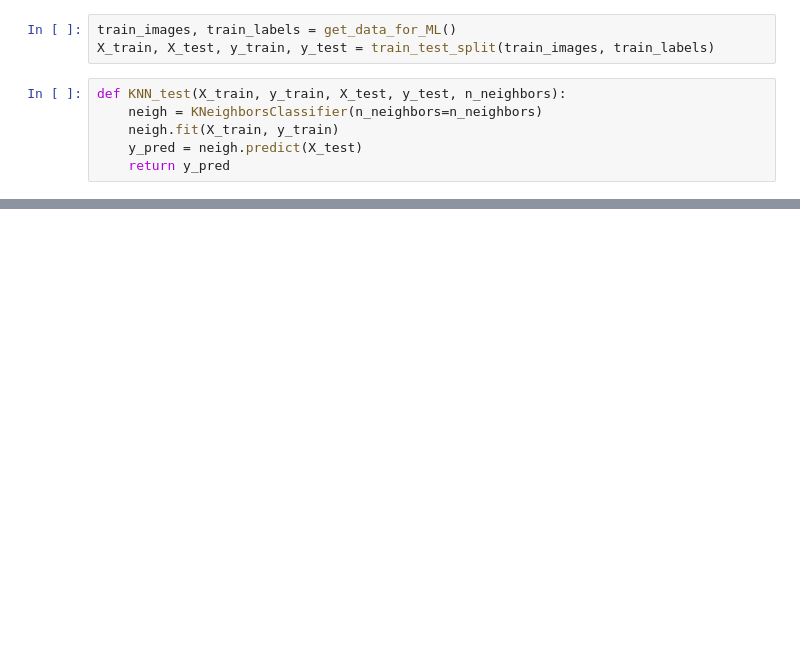
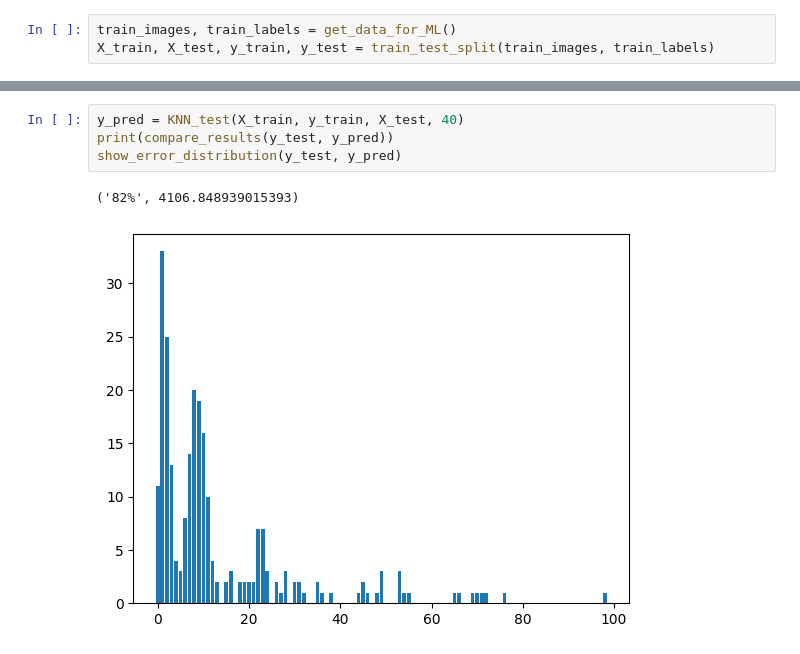
Before and after one commit to Groundpepper/CS-UY-4563-Proj, a Jupyter notebook: Untitled.ipynb, the cells around one changed output, grey strips where cells are left out. Drawn from its saved outputs; the diff is of its cells as text; blank space fills up the shorter version.

```diff
--- a/Untitled.ipynb
+++ b/Untitled.ipynb
@@ -55,9 +132,3 @@ True
 # %%
 train_images, train_labels = get_data_for_ML()
 X_train, X_test, y_train, y_test = train_test_split(train_images, train_labels)
-# %%
-def KNN_test(X_train, y_train, X_test, y_test, n_neighbors):
-    neigh = KNeighborsClassifier(n_neighbors=n_neighbors)
-    neigh.fit(X_train, y_train)
-    y_pred = neigh.predict(X_test)
-    return y_pred
@@ -142,0 +153,7 @@ y_test
+# %%
+y_pred = KNN_test(X_train, y_train, X_test, 40)
+print(compare_results(y_test, y_pred))
+show_error_distribution(y_test, y_pred)
+# %% [output]
+('82%', 4106.848939015393)
+[figure, added]
```
Also changed, not shown: parts of 23 cells of this notebook.
